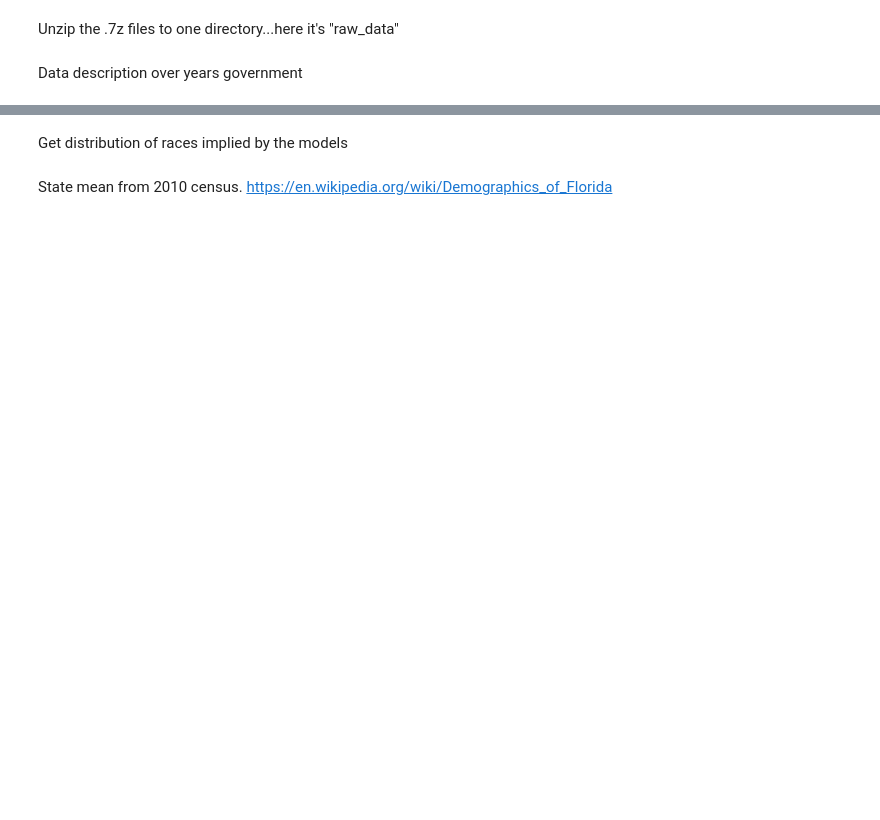
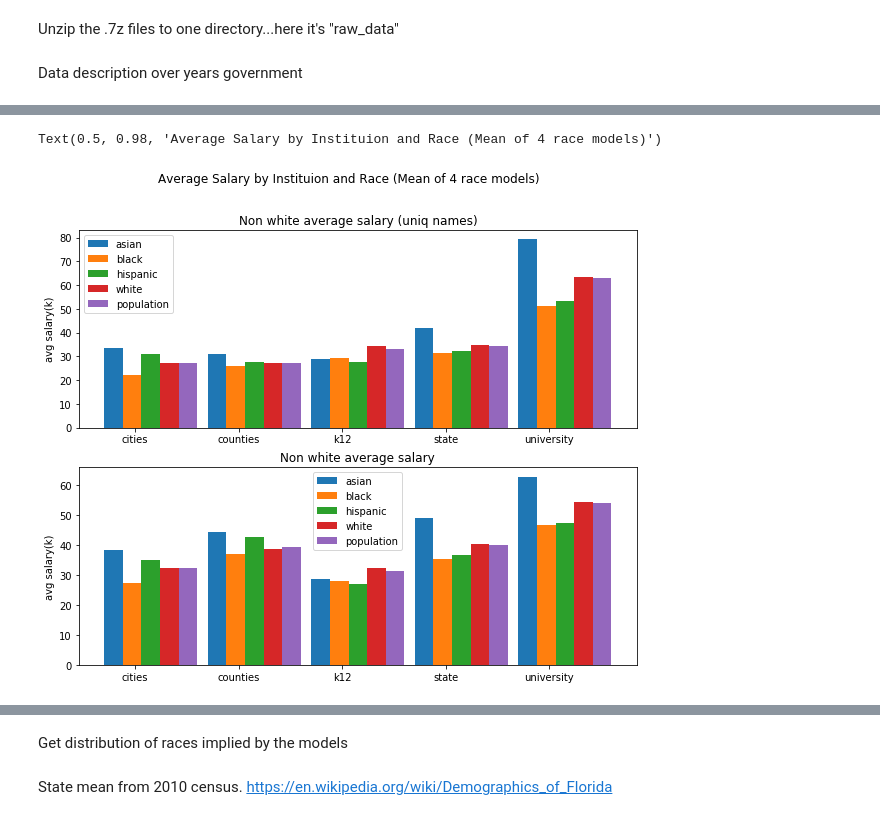
Before and after one commit to soodoku/public_employee_diversity, a Jupyter notebook: notebook/race_impute2.ipynb, the cells around one changed output, grey strips where cells are left out. Drawn from its saved outputs; the diff is of its cells as text; code cells hidden in the pictures; blank space fills up the shorter version.

```diff
--- a/notebook/race_impute2.ipynb
+++ b/notebook/race_impute2.ipynb
@@ -129,0 +279,32 @@ FileNotFoundError: [Errno 2] File b'/Users/seunglee/Downloads/project/raw_data/u
+# %%
+
+# Race Pay
+##############################################################
+plt.close('all')
+fig, ax = plt.subplots(2, 1, figsize=(10, 8))
+ax[0].bar(x - 7*width/6, asian.avg_salary_uniq, width, label='asian')
+ax[0].bar(x - 1*width/6, black.avg_salary_uniq, width, label='black')
+ax[0].bar(x + 5*width/6, hispanic.avg_salary_uniq, width, label='hispanic')
+ax[0].bar(x + 11*width/6, white.avg_salary_uniq, width, label='white')
+ax[0].bar(x + 17*width/6, population.avg_salary_uniq, width, label='population')
+ax[0].set_ylabel('avg salary(k)')
+ax[0].set_title('Non white average salary (uniq names)')
+ax[0].set_xticks(x)
+ax[0].set_xticklabels(asian.gov)
+ax[0].legend()
+
+ax[1].bar(x - 7*width/6, asian.avg_salary, width, label='asian')
+ax[1].bar(x - 1*width/6, black.avg_salary, width, label='black')
+ax[1].bar(x + 5*width/6, hispanic.avg_salary, width, label='hispanic')
+ax[1].bar(x + 11*width/6, white.avg_salary, width, label='white')
+ax[1].bar(x + 17*width/6, population.avg_salary, width, label='population')
+ax[1].set_ylabel('avg salary(k)')
+ax[1].set_title('Non white average salary')
+ax[1].set_xticks(x)
+ax[1].set_xticklabels(asian.gov)
+ax[1].legend()
+plt.suptitle('Average Salary by Instituion and Race (Mean of 4 race models)')
+##############################################################
+# %% [output]
+Text(0.5, 0.98, 'Average Salary by Instituion and Race (Mean of 4 race models)')
+[figure, added]
```
Also changed, not shown: parts of 25 cells of this notebook.
